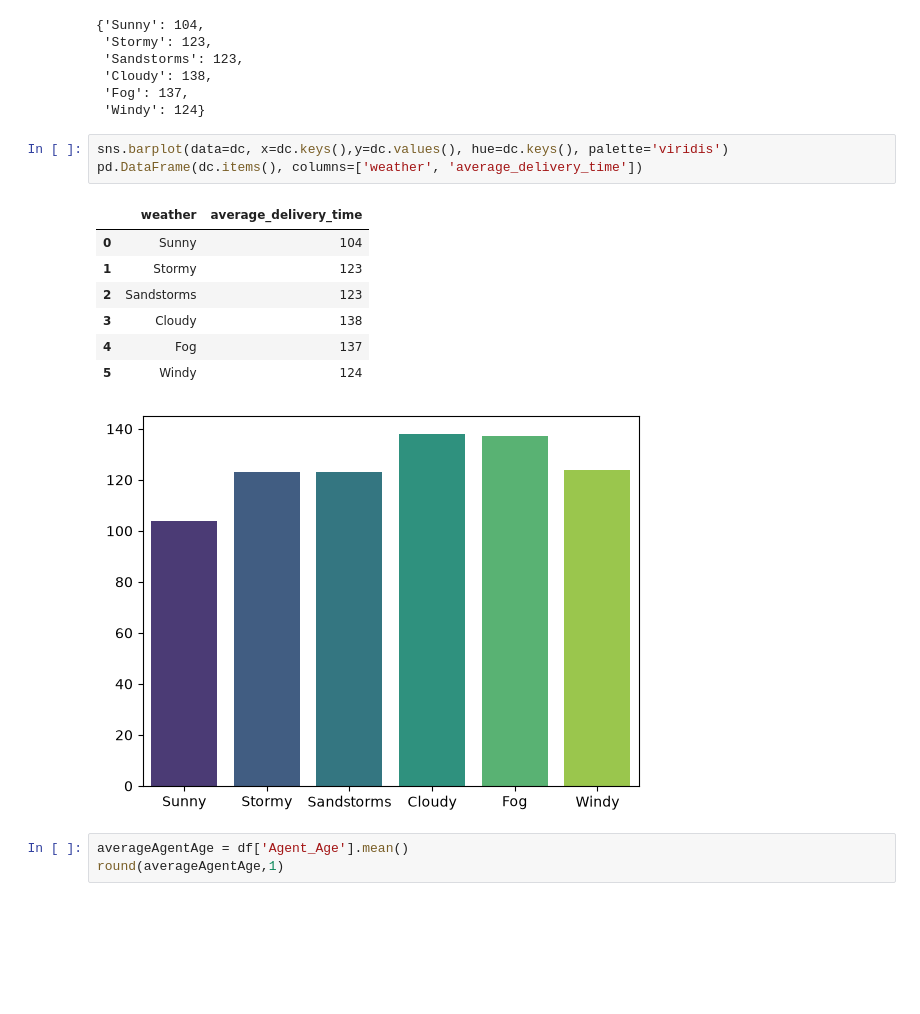
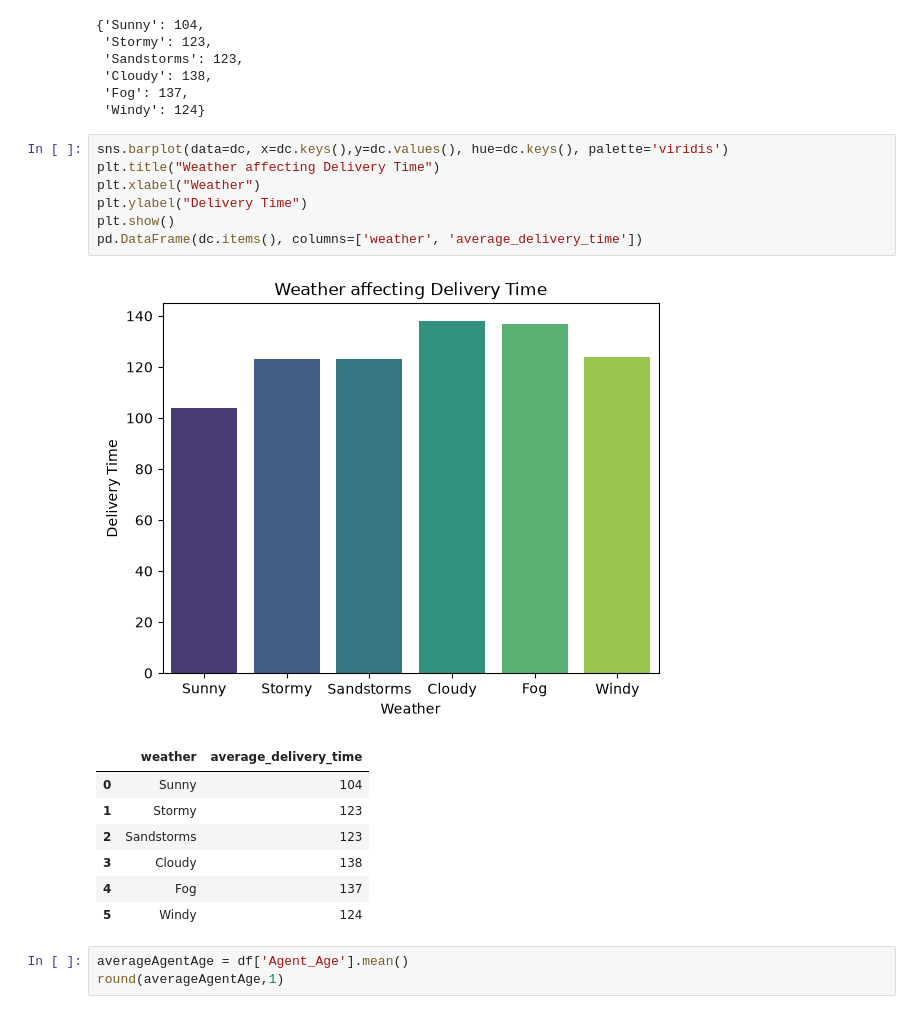
Before and after one commit to zeusbtc69/python, a Jupyter notebook: jupyter/keggle.ipynb, the cells around one changed output. Drawn from its saved outputs; the diff is of its cells as text; blank space fills up the shorter version.

```diff
--- a/jupyter/keggle.ipynb
+++ b/jupyter/keggle.ipynb
@@ -320,8 +353,13 @@ dc
  'Windy': 124}
 # %%
 sns.barplot(data=dc, x=dc.keys(),y=dc.values(), hue=dc.keys(), palette='viridis')
+plt.title("Weather affecting Delivery Time")
+plt.xlabel("Weather")
+plt.ylabel("Delivery Time")
+plt.show()
 pd.DataFrame(dc.items(), columns=['weather', 'average_delivery_time'])
 # %% [output]
+[figure, new version]
 |  | weather | average_delivery_time |
 | 0 | Sunny | 104 |
 | 1 | Stormy | 123 |
@@ -329,7 +367,6 @@ pd.DataFrame(dc.items(), columns=['weather', 'average_delivery_time'])
 | 3 | Cloudy | 138 |
 | 4 | Fog | 137 |
 | 5 | Windy | 124 |
-[figure, old version]
 # %%
 averageAgentAge = df['Agent_Age'].mean()
 round(averageAgentAge,1)
```
Also changed, not shown: parts of 5 cells of this notebook, 2 other files.
